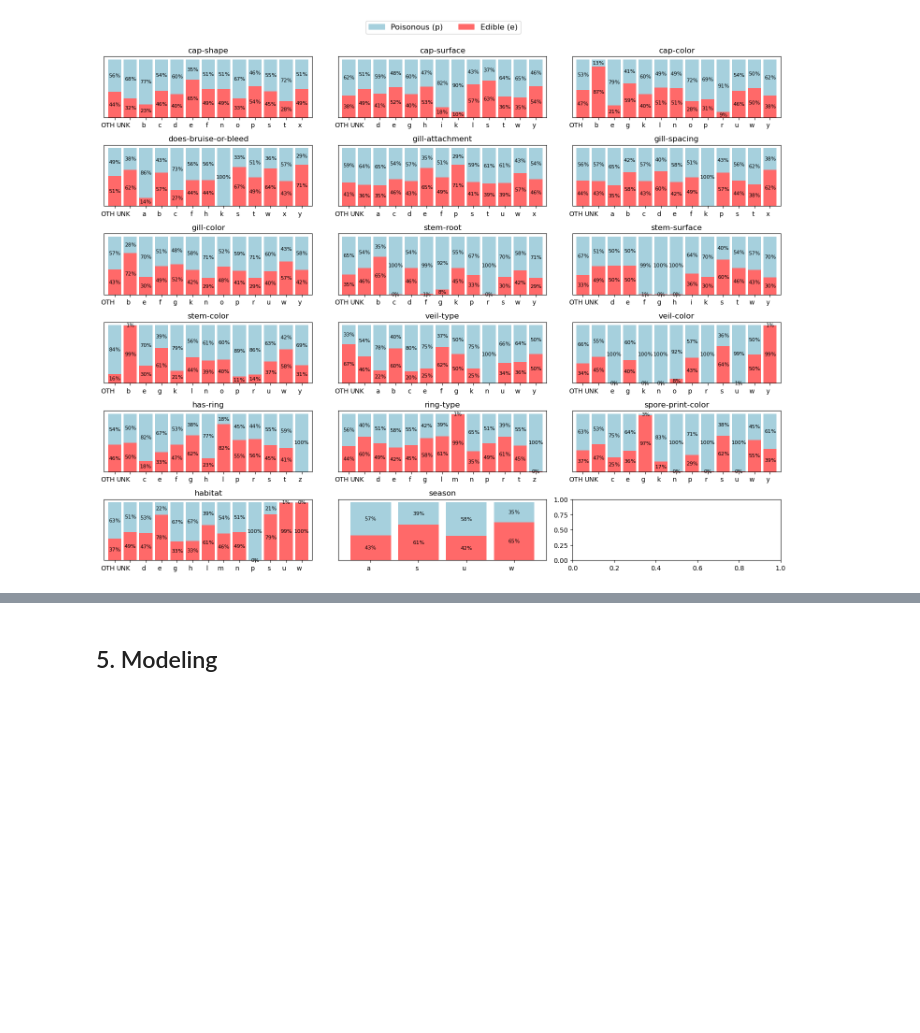
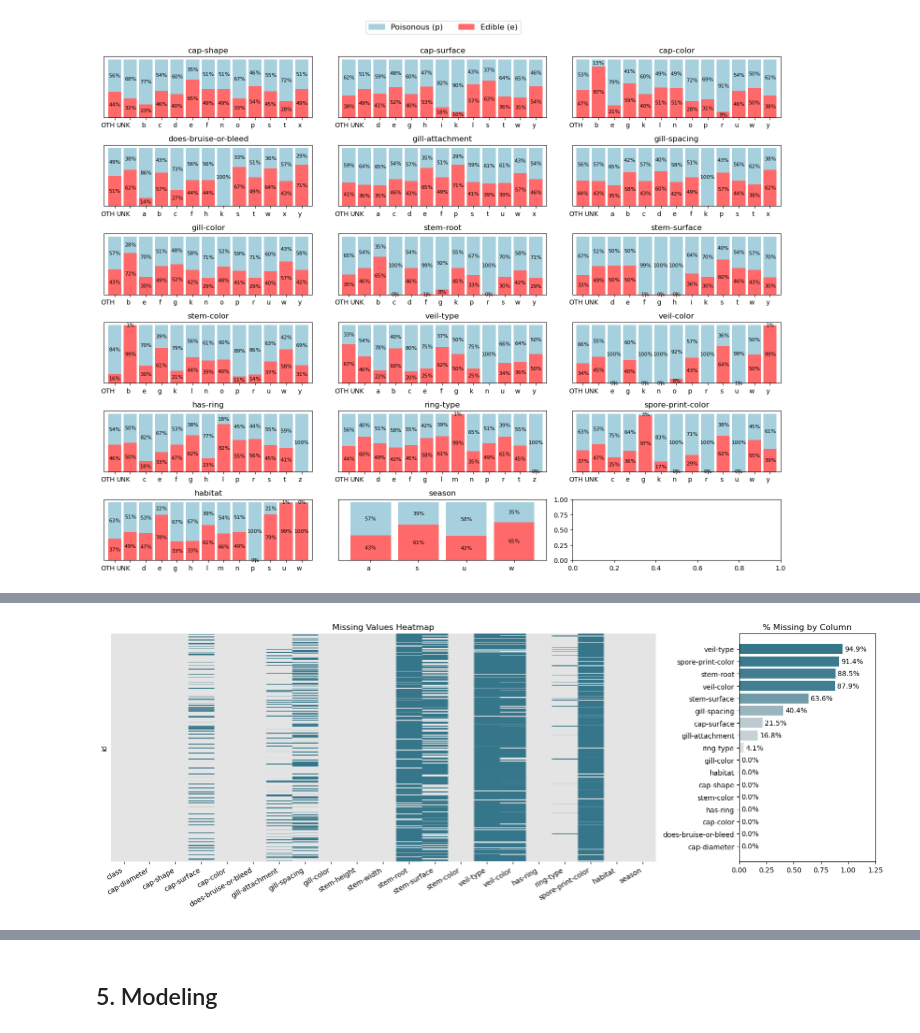
Before and after one commit to nmartin812/projects, a Jupyter notebook: Binary Prediction of Poisonous Mushrooms.ipynb, the cells around one changed output, grey strips where cells are left out. Saved outputs shown, nothing was run; the diff lists cells and outputs as text; code cells hidden in the pictures; blank space fills up the shorter version.

```diff
--- a/Binary Prediction of Poisonous Mushrooms.ipynb
+++ b/Binary Prediction of Poisonous Mushrooms.ipynb
@@ -276,0 +428,38 @@ As an LGBM model will be used, scaling the numerical features or removing the ou
+# %%
+custom_cmap = mcolors.LinearSegmentedColormap.from_list("custom_teal", ["#e4e4e4", "#35768a"])
+
+# Create a figure with a custom gridspec layout
+fig = plt.figure(figsize=(16, 6))
+gs = gridspec.GridSpec(1, 2, width_ratios=[4, 1])
+
+# Heatmap of missing values
+ax0 = plt.subplot(gs[0])
+sns.heatmap(train.isnull(), cmap=custom_cmap, cbar=False, yticklabels=False, ax=ax0)
+ax0.set_title('Missing Values Heatmap')
+plt.xticks(rotation=30, ha="right")
+
+# Percentage of missing values
+ax1 = plt.subplot(gs[1])
+missing_percent = train.isnull().mean()  # Convert to proportion
+missing_percent = missing_percent[missing_percent > 0].sort_values(ascending=False)
+
+# Normalize values for colormap
+norm = plt.Normalize(missing_percent.min(), missing_percent.max())
+colors = plt.cm.get_cmap(custom_cmap)(norm(missing_percent.values))  # Apply custom colormap
+
+bars = ax1.barh(missing_percent.index, missing_percent.values, color=colors)  # Apply colors
+for bar in bars:
+    ax1.text(bar.get_width() + 0.02, bar.get_y() + bar.get_height()/2,
+             f'{bar.get_width():.1%}', va='center')
+
+ax1.set_xlabel('% of Missing Values')
+ax1.set_ylabel('')
+ax1.set_title('% Missing by Column')
+ax1.set_xlim(0, 1.25)
+ax1.set_xlabel('')
+ax1.invert_yaxis()
+
+plt.tight_layout()
+plt.show()
+# %% [output]
+[figure, added]
```
Also changed, not shown: parts of 28 cells of this notebook.
